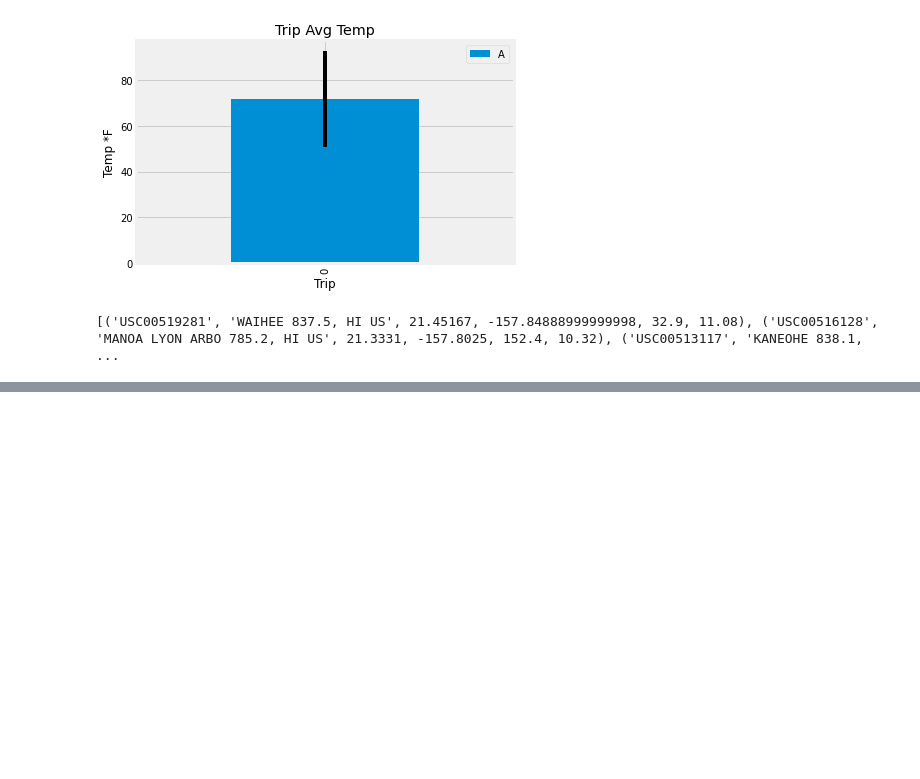
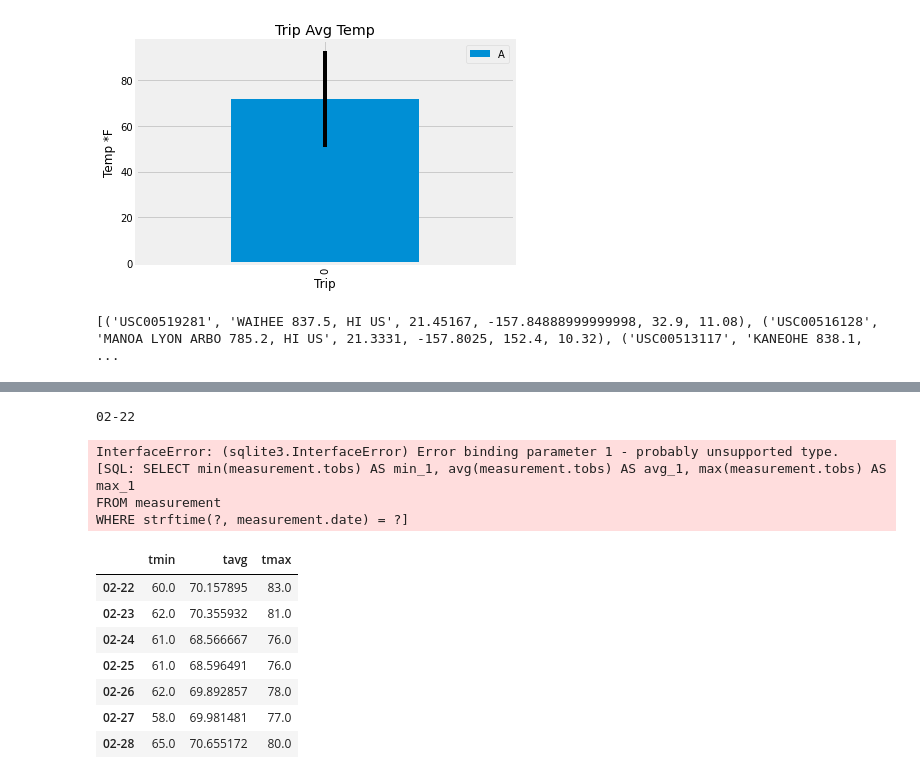
Before and after one commit to rarconaut/sqlalchemy-challenge, a Jupyter notebook: climate_starter.ipynb, the cells around one changed output, grey strips where cells are left out. Saved outputs shown, nothing was run; the diff lists cells and outputs as text; code cells hidden in the pictures; blank space fills up the shorter version.

```diff
--- a/climate_starter.ipynb
+++ b/climate_starter.ipynb
@@ -331,15 +333,44 @@ daily_normals("01-01")
+# %%
+print(start.strftime("%m-%d"))
+# %% [output]
+02-22
 # %%
 # calculate the daily normals for your trip
 # push each tuple of calculations into a list called `normals`
+normals = []
 
 # Set the start and end date of the trip
+start = dt.datetime(2021, 2, 22)
+end = dt.datetime(2021, 3, 5)
 
 # Use the start and end date to create a range of dates
+start.strftime("%m-%d")
+end.strftime("%m-%d")
+# Stip off the year and save a list of %m-%d strings
+trip_dates = pd.date_range(start="2021-02-22",end="2021-03-05") #['02-22', '02-23','02-24','02-25','02-26','02-27','02-28','03-01']
+# Loop through the list of %m-%d strings and calculate the normals for each date
+for d in trip_dates:
+    normals.append(list(np.ravel(daily_normals(d))))
 
-# Stip off the year and save a list of %m-%d strings
-
-# Loop through the list of %m-%d strings and calculate the normals for each date
+normals
+# %% [output]
+InterfaceError: (sqlite3.InterfaceError) Error binding parameter 1 - probably unsupported type.
+[SQL: SELECT min(measurement.tobs) AS min_1, avg(measurement.tobs) AS avg_1, max(measurement.tobs) AS max_1
+FROM measurement
+WHERE strftime(?, measurement.date) = ?]
 # %%
 # Load the previous query results into a Pandas DataFrame and add the `trip_dates` range as the `date` index
+normals_df = pd.DataFrame(normals, columns=['tmin', 'tavg','tmax'])
+normals_df.set_index(pd.Index(trip_dates), 'date', inplace=True)
+normals_df
+# %% [output]
+|  | tmin | tavg | tmax |
+| 02-22 | 60.0 | 70.157895 | 83.0 |
+| 02-23 | 62.0 | 70.355932 | 81.0 |
+| 02-24 | 61.0 | 68.566667 | 76.0 |
+| 02-25 | 61.0 | 68.596491 | 76.0 |
+| 02-26 | 62.0 | 69.892857 | 78.0 |
+| 02-27 | 58.0 | 69.981481 | 77.0 |
+| 02-28 | 65.0 | 70.655172 | 80.0 |
 # %%
 # Plot the daily normals as an area plot with `stacked=False`
```
Also changed, not shown: parts of 3 cells of this notebook.
